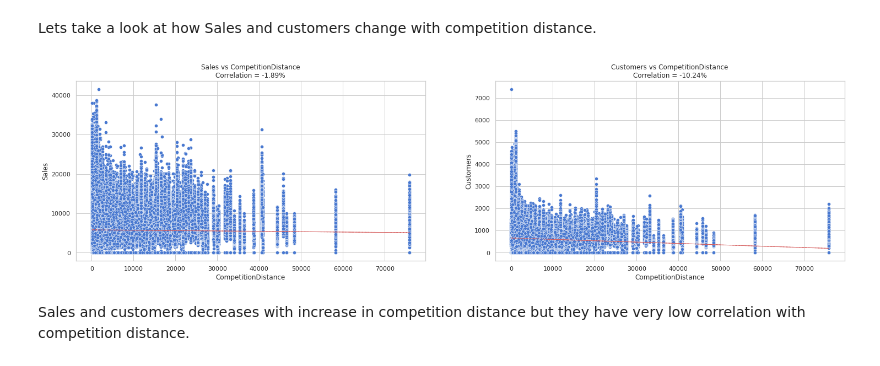
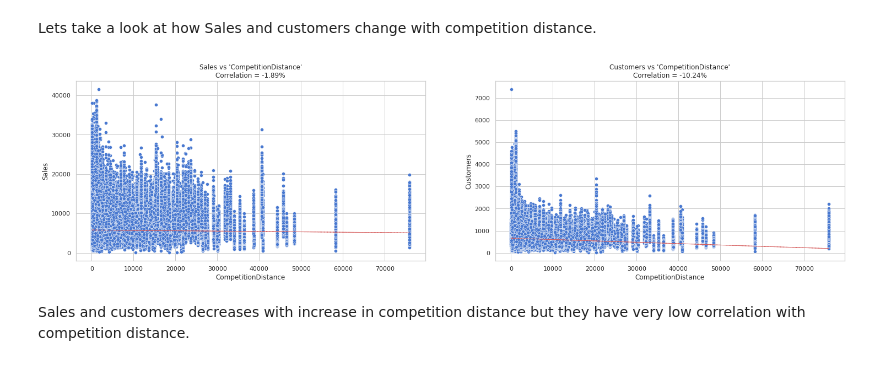
Before and after one commit to connect-midhunr/rossmann-sales-prediction, a Jupyter notebook: Rossmann_Sales_Prediction_Capstone_Project.ipynb, the cells around one changed output. Saved outputs shown, nothing was run; the diff lists cells and outputs as text; code cells hidden in the pictures.

```diff
--- a/Rossmann_Sales_Prediction_Capstone_Project.ipynb
+++ b/Rossmann_Sales_Prediction_Capstone_Project.ipynb
@@ -615,6 +624,11 @@ rossmann_df = rossmann_df.astype({"CompetitionOpenSinceMonth":int, "CompetitionO
 rossmann_df['WeekOfYear'] = rossmann_df['Date'].dt.week
 rossmann_df['Month'] = rossmann_df['Date'].dt.month
 rossmann_df['Year'] = rossmann_df['Date'].dt.year
+
+# create a new feature which shows the number of months passed since competition started
+rossmann_df['CompetitionOpenNumMonths'] = (rossmann_df['Year'] - rossmann_df['CompetitionOpenSinceYear']) * 12 + (rossmann_df['Month'] - rossmann_df['CompetitionOpenSinceMonth'])
+# create a new feature which shows the number of weeks passed since promo 2 started
+rossmann_df['Promo2NumWeeks'] = (rossmann_df['Year'] - rossmann_df['Promo2SinceYear']) * 52 + (rossmann_df['WeekOfYear'] - rossmann_df['Promo2SinceWeek'])
 # %%
 # exploring the head of the resultant dataframe
 rossmann_df.head()
@@ -832,25 +846,20 @@ Sales peaked at 1900 when a few stores were present so there was only a little c
 # %% [markdown]
 Lets take a look at how Sales and customers change with competition distance.
 # %%
+# plot scatter plot for Sales & Customers against CompetitionDistance
+
+column = -1
 fig, axes = plt.subplots(1, 2, figsize = (25, 6))
-
-# plot scatter plot for Sales against CompetitionDistance
-sns.scatterplot(ax=axes[0], x='CompetitionDistance', y='Sales', data=rossmann_df)
-lin_fit = np.polyfit(rossmann_df['CompetitionDistance'], rossmann_df['Sales'], 1)
-lin_func = np.poly1d(lin_fit)(rossmann_df['CompetitionDistance'])
-axes[0].plot(rossmann_df['CompetitionDistance'], lin_func, "r--", lw=1)
-axes[0].set_title(f"Sales vs CompetitionDistance\nCorrelation = {round(rossmann_df['CompetitionDistance'].corr(rossmann_df['Sales'])*100, 2)}%")
-
-# plot scatter plot for Customers against CompetitionDistance
-sns.scatterplot(ax=axes[1], x='CompetitionDistance', y='Customers', data=rossmann_df)
-lin_fit = np.polyfit(rossmann_df['CompetitionDistance'], rossmann_df['Customers'], 1)
-lin_func = np.poly1d(lin_fit)(rossmann_df['CompetitionDistance'])
-axes[1].plot(rossmann_df['CompetitionDistance'], lin_func, "r--", lw=1)
-axes[1].set_title(f"Customers vs CompetitionDistance\nCorrelation = {round(rossmann_df['CompetitionDistance'].corr(rossmann_df['Customers'])*100, 2)}%")
-
+for y_feature in ('Sales', 'Customers'):
+  column += 1
+  sns.scatterplot(ax=axes[column], x='CompetitionDistance', y=y_feature, data=rossmann_df[rossmann_df['Sales'] > 0])
+  lin_fit = np.polyfit(rossmann_df['CompetitionDistance'], rossmann_df[y_feature], 1)
+  lin_func = np.poly1d(lin_fit)(rossmann_df['CompetitionDistance'])
+  axes[column].plot(rossmann_df['CompetitionDistance'], lin_func, "r--", lw=1)
+  axes[column].set_title(f"{y_feature} vs 'CompetitionDistance'\nCorrelation = {round(rossmann_df['CompetitionDistance'].corr(rossmann_df[y_feature])*100, 2)}%")
 plt.show()
 # %% [output]
-[figure, old version]
+[figure, new version]
 # %% [markdown]
 Sales and customers decreases with increase in competition distance but they have very low correlation with competition distance.
 # %% [markdown]
```
Also changed, not shown: parts of 66 cells of this notebook.
